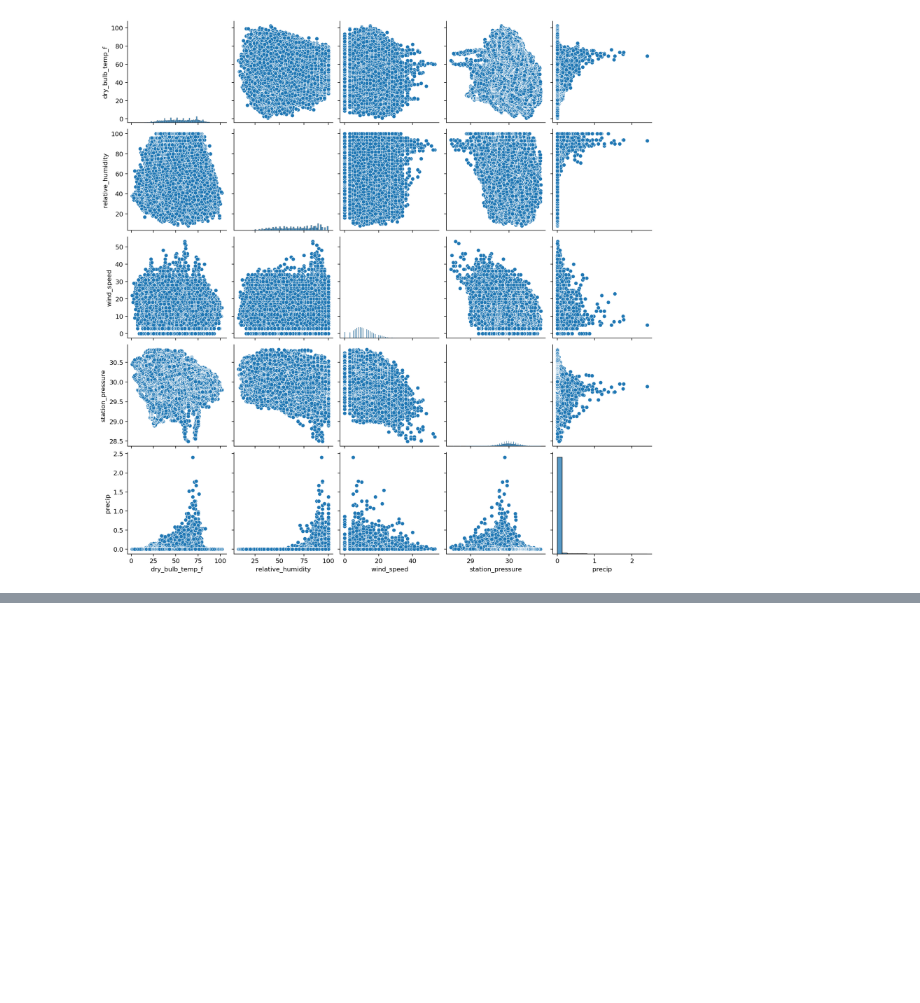
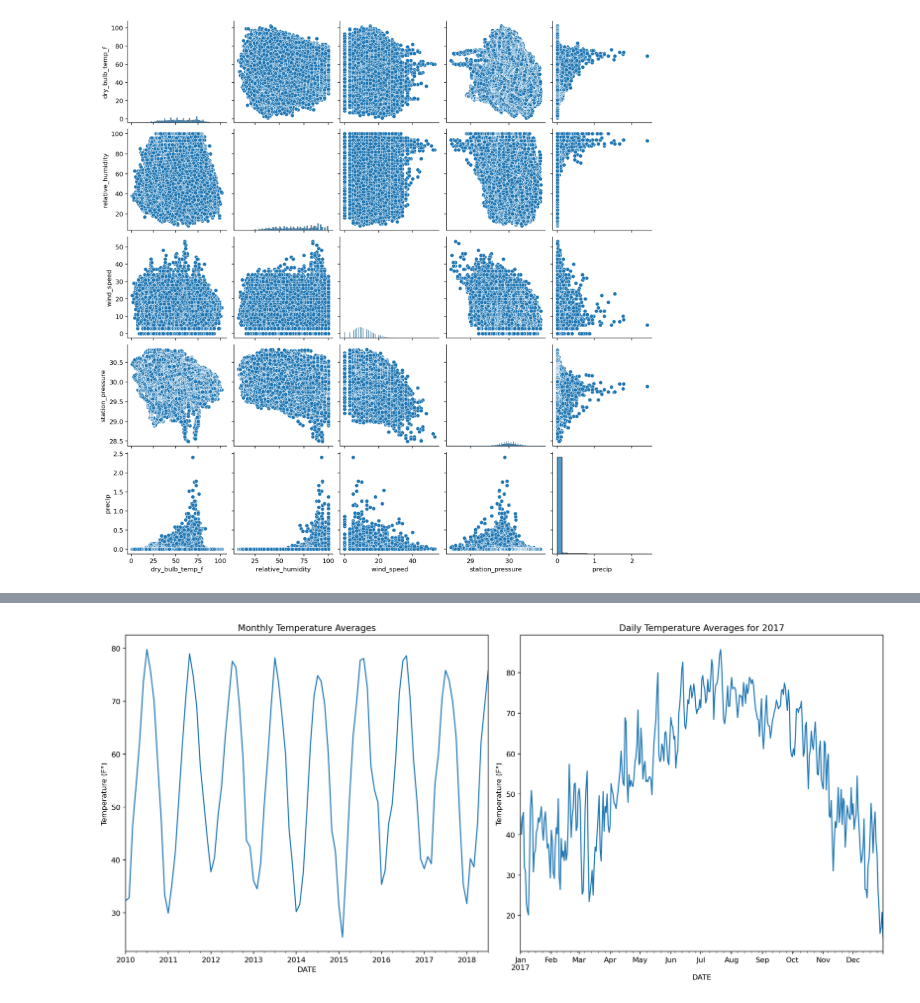
Before and after one commit to azharfachrezi/NOOA-Weather-Data-Analysis---JFK-Airport-New-York-, a Jupyter notebook: weather_data_analysis.ipynb, the cells around one changed output, grey strips where cells are left out. Saved outputs shown, nothing was run; the diff lists cells and outputs as text; code cells hidden in the pictures; blank space fills up the shorter version.

Commit message:
Analyzing daily-monthly-yearly temp

```diff
--- a/weather_data_analysis.ipynb
+++ b/weather_data_analysis.ipynb
@@ -476,0 +483,21 @@ sns.pairplot(data[plot_cols])
+# %%
+plt.figure(figsize=(15, 7))
+
+TEMP_COL = 'dry_bulb_temp_f'
+
+# Plot temperature data converted to a monthly frequency
+plt.subplot(1,2,1)
+data[TEMP_COL].resample('M').mean().plot()
+plt.title('Monthly Temperature Averages')
+plt.ylabel('Temperature (F°)')
+
+# Daily frequency for a year
+plt.subplot(1,2,2)
+data[TEMP_COL]['2017'].resample('D').mean().plot()
+plt.title('Daily Temperature Averages for 2017')
+plt.ylabel('Temperature (F°)')
+
+plt.tight_layout()
+plt.show()
+# %% [output]
+[figure, added]
```
Also changed, not shown: parts of 8 cells of this notebook.
